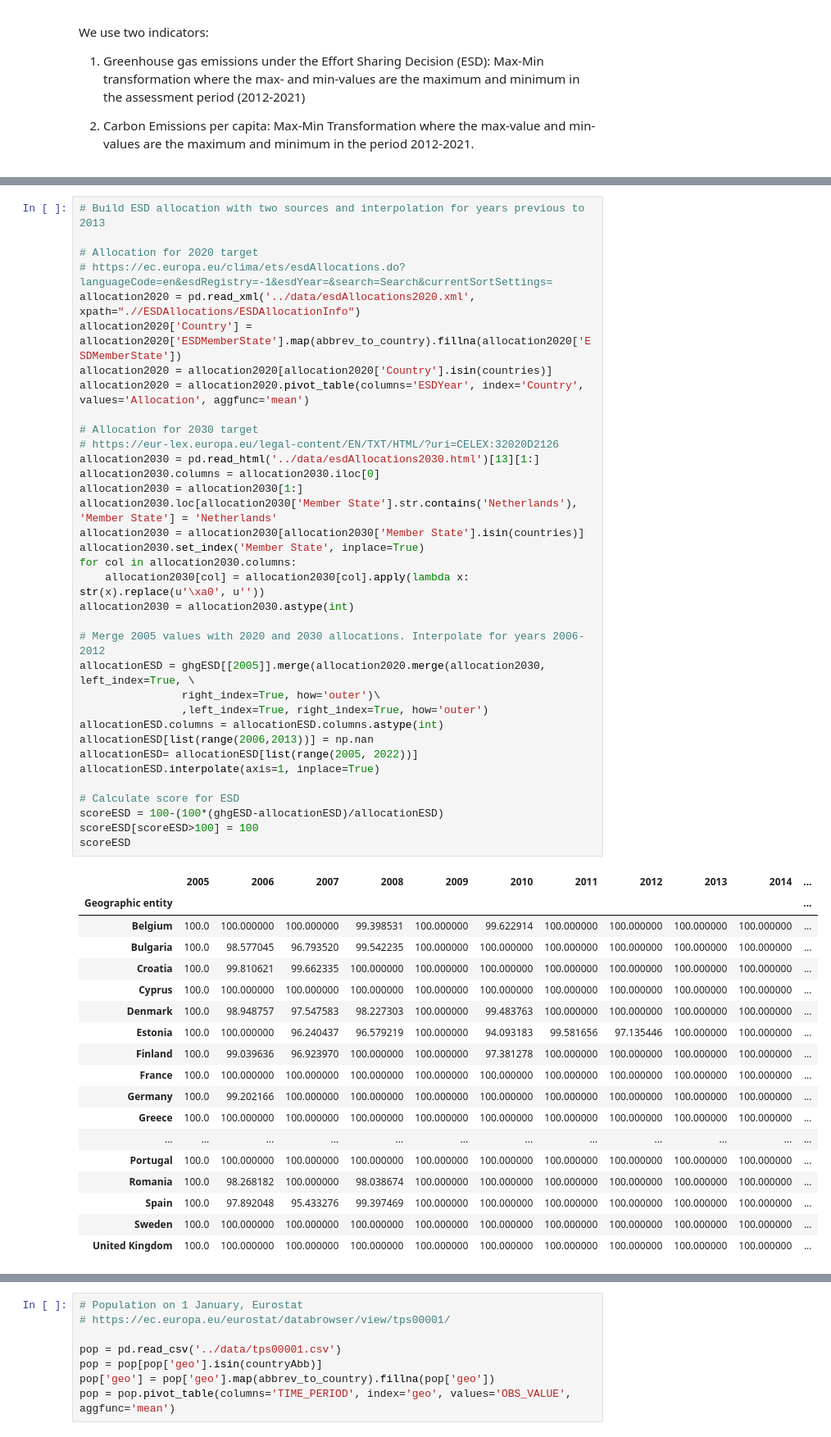
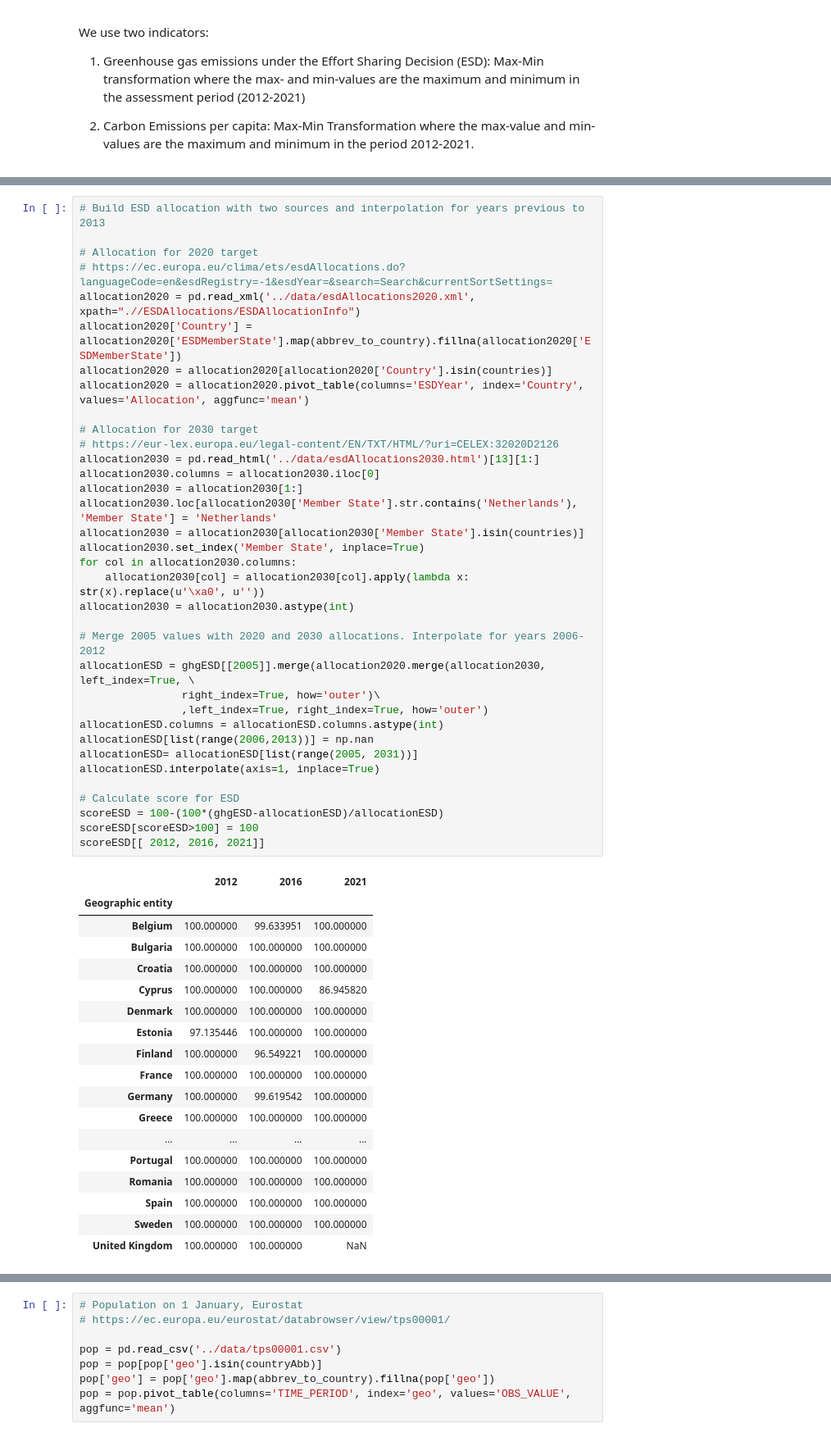
Before and after one commit to isaldiviagonzatti/sdg14, a Jupyter notebook: code/exploreSDG14.ipynb, the cells around one changed output, grey strips where cells are left out. Shown at 82% size. Saved outputs shown, nothing was run; the diff lists cells and outputs as text.

```diff
--- a/code/exploreSDG14.ipynb
+++ b/code/exploreSDG14.ipynb
@@ -539,50 +519,50 @@ United Kingdom of Great Britain and Northern Ireland is not in the dataset
 # https://ec.europa.eu/clima/ets/esdAllocations.do?languageCode=en&esdRegistry=-1&esdYear=&search=Search&currentSortSettings=
 allocation2020 = pd.read_xml('../data/esdAllocations2020.xml', xpath=".//ESDAllocations/ESDAllocationInfo")
 allocation2020['Country'] = allocation2020['ESDMemberState'].map(abbrev_to_country).fillna(allocation2020['ESDMemberState'])
 allocation2020 = allocation2020[allocation2020['Country'].isin(countries)]
 allocation2020 = allocation2020.pivot_table(columns='ESDYear', index='Country', values='Allocation', aggfunc='mean')
 
 # Allocation for 2030 target
 # https://eur-lex.europa.eu/legal-content/EN/TXT/HTML/?uri=CELEX:32020D2126
 allocation2030 = pd.read_html('../data/esdAllocations2030.html')[13][1:]
 allocation2030.columns = allocation2030.iloc[0]
 allocation2030 = allocation2030[1:]
 allocation2030.loc[allocation2030['Member State'].str.contains('Netherlands'), 'Member State'] = 'Netherlands'
 allocation2030 = allocation2030[allocation2030['Member State'].isin(countries)]
 allocation2030.set_index('Member State', inplace=True)
 for col in allocation2030.columns:
     allocation2030[col] = allocation2030[col].apply(lambda x: str(x).replace(u'\xa0', u''))
 allocation2030 = allocation2030.astype(int)
 
 # Merge 2005 values with 2020 and 2030 allocations. Interpolate for years 2006-2012
 allocationESD = ghgESD[[2005]].merge(allocation2020.merge(allocation2030, left_index=True, \
                 right_index=True, how='outer')\
                 ,left_index=True, right_index=True, how='outer')
 allocationESD.columns = allocationESD.columns.astype(int)
 allocationESD[list(range(2006,2013))] = np.nan
-allocationESD= allocationESD[list(range(2005, 2022))]
+allocationESD= allocationESD[list(range(2005, 2031))]
 allocationESD.interpolate(axis=1, inplace=True)
 
 # Calculate score for ESD
 scoreESD = 100-(100*(ghgESD-allocationESD)/allocationESD)
 scoreESD[scoreESD>100] = 100
-scoreESD
+scoreESD[[ 2012, 2016, 2021]]
 # %% [output]
-|  | 2005 | 2006 | 2007 | 2008 | 2009 | 2010 | 2011 | 2012 | 2013 | 2014 | ... |
-| Geographic entity |  |  |  |  |  |  |  |  |  |  | ... |
-| Belgium | 100.0 | 100.000000 | 100.000000 | 99.398531 | 100.000000 | 99.622914 | 100.000000 | 100.000000 | 100.000000 | 100.000000 | ... |
-| Bulgaria | 100.0 | 98.577045 | 96.793520 | 99.542235 | 100.000000 | 100.000000 | 100.000000 | 100.000000 | 100.000000 | 100.000000 | ... |
-| Croatia | 100.0 | 99.810621 | 99.662335 | 100.000000 | 100.000000 | 100.000000 | 100.000000 | 100.000000 | 100.000000 | 100.000000 | ... |
-| Cyprus | 100.0 | 100.000000 | 100.000000 | 100.000000 | 100.000000 | 100.000000 | 100.000000 | 100.000000 | 100.000000 | 100.000000 | ... |
-| Denmark | 100.0 | 98.948757 | 97.547583 | 98.227303 | 100.000000 | 99.483763 | 100.000000 | 100.000000 | 100.000000 | 100.000000 | ... |
-| Estonia | 100.0 | 100.000000 | 96.240437 | 96.579219 | 100.000000 | 94.093183 | 99.581656 | 97.135446 | 100.000000 | 100.000000 | ... |
-| Finland | 100.0 | 99.039636 | 96.923970 | 100.000000 | 100.000000 | 97.381278 | 100.000000 | 100.000000 | 100.000000 | 100.000000 | ... |
-| France | 100.0 | 100.000000 | 100.000000 | 100.000000 | 100.000000 | 100.000000 | 100.000000 | 100.000000 | 100.000000 | 100.000000 | ... |
-| Germany | 100.0 | 99.202166 | 100.000000 | 100.000000 | 100.000000 | 100.000000 | 100.000000 | 100.000000 | 100.000000 | 100.000000 | ... |
-| Greece | 100.0 | 100.000000 | 100.000000 | 100.000000 | 100.000000 | 100.000000 | 100.000000 | 100.000000 | 100.000000 | 100.000000 | ... |
-| ... | ... | ... | ... | ... | ... | ... | ... | ... | ... | ... | ... |
-| Portugal | 100.0 | 100.000000 | 100.000000 | 100.000000 | 100.000000 | 100.000000 | 100.000000 | 100.000000 | 100.000000 | 100.000000 | ... |
-| Romania | 100.0 | 98.268182 | 100.000000 | 98.038674 | 100.000000 | 100.000000 | 100.000000 | 100.000000 | 100.000000 | 100.000000 | ... |
-| Spain | 100.0 | 97.892048 | 95.433276 | 99.397469 | 100.000000 | 100.000000 | 100.000000 | 100.000000 | 100.000000 | 100.000000 | ... |
-| Sweden | 100.0 | 100.000000 | 100.000000 | 100.000000 | 100.000000 | 100.000000 | 100.000000 | 100.000000 | 100.000000 | 100.000000 | ... |
-| United Kingdom | 100.0 | 100.000000 | 100.000000 | 100.000000 | 100.000000 | 100.000000 | 100.000000 | 100.000000 | 100.000000 | 100.000000 | ... |
+|  | 2012 | 2016 | 2021 |
+| Geographic entity |  |  |  |
+| Belgium | 100.000000 | 99.633951 | 100.000000 |
+| Bulgaria | 100.000000 | 100.000000 | 100.000000 |
+| Croatia | 100.000000 | 100.000000 | 100.000000 |
+| Cyprus | 100.000000 | 100.000000 | 86.945820 |
+| Denmark | 100.000000 | 100.000000 | 100.000000 |
+| Estonia | 97.135446 | 100.000000 | 100.000000 |
+| Finland | 100.000000 | 96.549221 | 100.000000 |
+| France | 100.000000 | 100.000000 | 100.000000 |
+| Germany | 100.000000 | 99.619542 | 100.000000 |
+| Greece | 100.000000 | 100.000000 | 100.000000 |
+| ... | ... | ... | ... |
+| Portugal | 100.000000 | 100.000000 | 100.000000 |
+| Romania | 100.000000 | 100.000000 | 100.000000 |
+| Spain | 100.000000 | 100.000000 | 100.000000 |
+| Sweden | 100.000000 | 100.000000 | 100.000000 |
+| United Kingdom | 100.000000 | 100.000000 | NaN |
```
Also changed, not shown: parts of 8 cells of this notebook, 2 other files.
